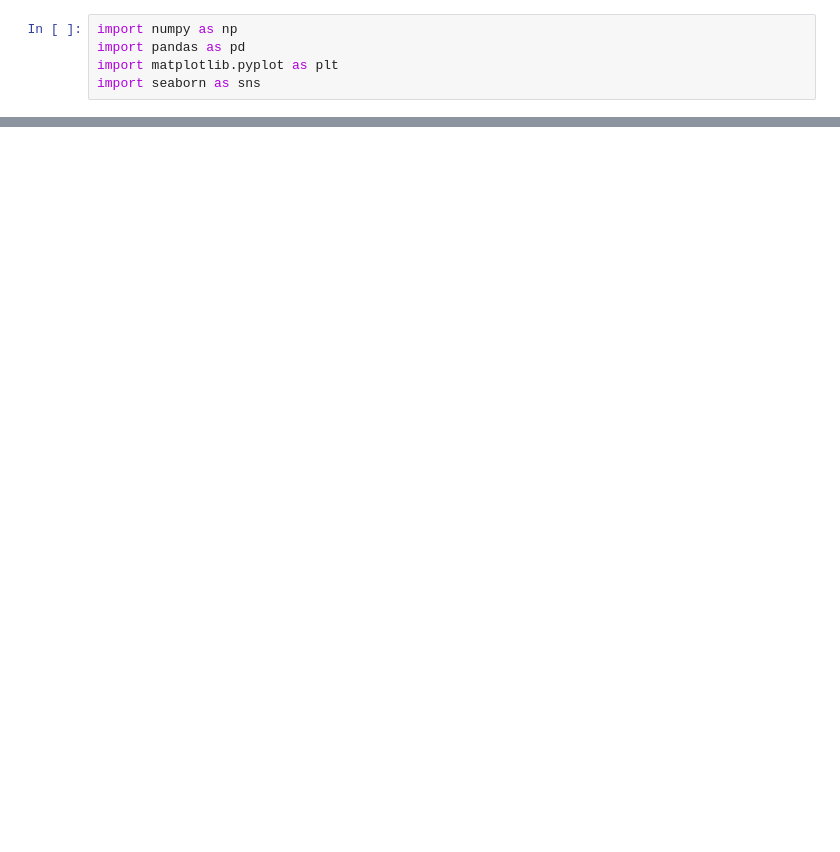
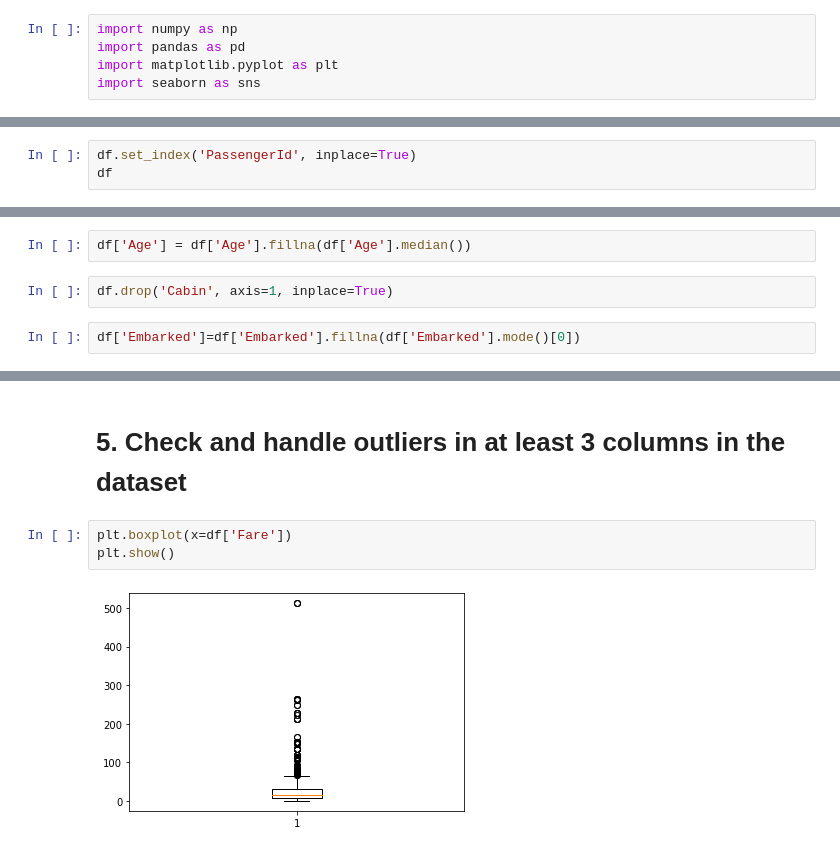
Before and after one commit to hibaasslam/assignments, a Jupyter notebook: case study.ipynb, the cells around one changed output, grey strips where cells are left out. Saved outputs shown, nothing was run; the diff lists cells and outputs as text; blank space fills up the shorter version.

```diff
--- a/case study.ipynb
+++ b/case study.ipynb
@@ -78,0 +20,3 @@ df.tail(5)
+# %%
+df.set_index('PassengerId', inplace=True)
+df
@@ -78,0 +97,6 @@ df.tail(5)
+# %%
+df['Age'] = df['Age'].fillna(df['Age'].median())
+# %%
+df.drop('Cabin', axis=1, inplace=True)
+# %%
+df['Embarked']=df['Embarked'].fillna(df['Embarked'].mode()[0])
@@ -78,0 +117,7 @@ df.tail(5)
+# %% [markdown]
+# 5. Check and handle outliers in at least 3 columns in the dataset
+# %%
+plt.boxplot(x=df['Fare'])
+plt.show()
+# %% [output]
+[figure, added]
```
Also changed, not shown: parts of 38 cells of this notebook.
